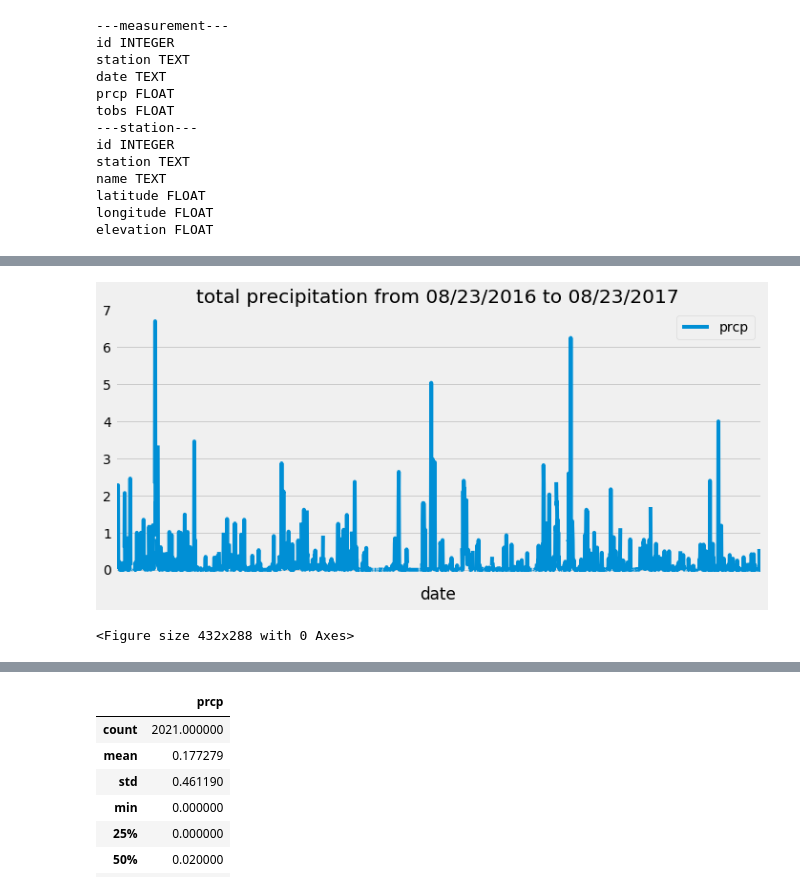
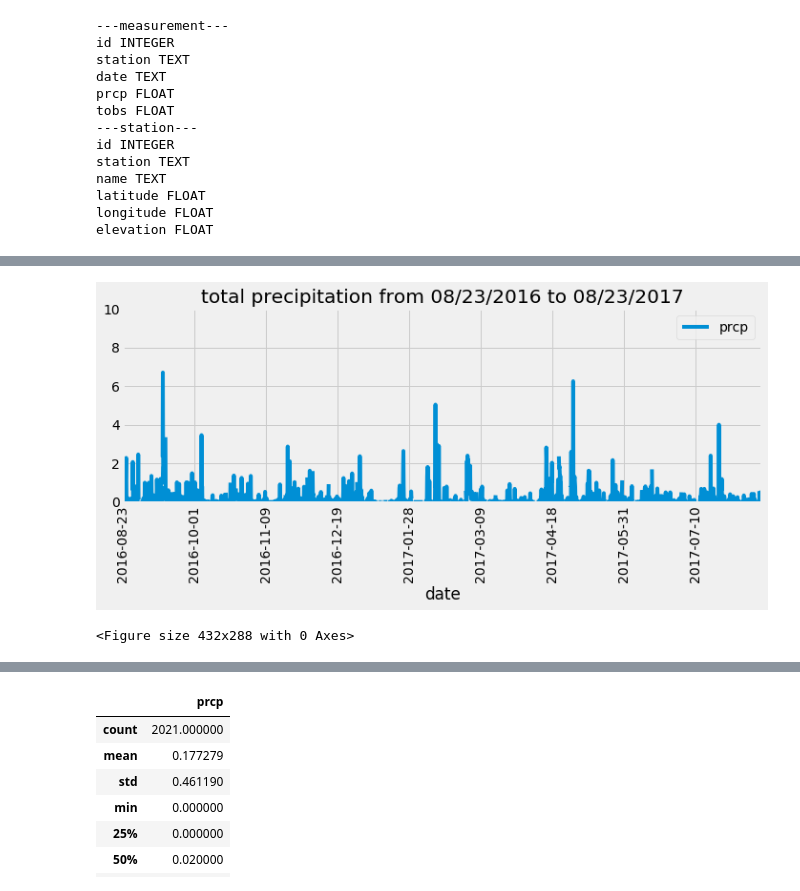
Before and after one commit to hanesy/sqlalchemy-challenge, a Jupyter notebook: climate_HY.ipynb, the cells around one changed output, grey strips where cells are left out. Drawn from its saved outputs; the diff is of its cells as text; code cells hidden in the pictures.

```diff
--- a/climate_HY.ipynb
+++ b/climate_HY.ipynb
@@ -77,0 +207,29 @@ elevation FLOAT
+# %%
+session = Session(engine)
+last_date_query = session.query(Measurement.date).order_by(Measurement.date.desc()).first()
+last_date = datetime.strptime(last_date_query[0], '%Y-%m-%d')
+first_date_query = session.query(Measurement.date).order_by(Measurement.date).first()
+first_date = datetime.strptime(first_date_query[0], '%Y-%m-%d')
+session.close()
+first_date
+
+start = '2017-08-08'
+end = '2019-08-10'
+
+query_date1 = datetime.strptime(start, '%Y-%m-%d')
+query_date2 = datetime.strptime(end, '%Y-%m-%d')
+
+# if first_date< query_date1 < last_date :
+#     print("query_date is between first and last date.")
+# else:
+#     print("query_date is NOT between first and last date.")
+#     print(f"data begins {first_date:%Y-%m-%d}")
+#     print(f"data ends {last_date:%Y-%m-%d}")
+
+if first_date< query_date1 < query_date2 < last_date :
+    print("query_date is between first and last date.")
+else:
+    print("Error: Please check your query to make sure the start date is after end date.")
+    print("Error: Please make sure your query dates are within database date range.")
+    print(f"data begins {first_date:%Y-%m-%d}")
+    print(f"data ends {last_date:%Y-%m-%d}")
@@ -87,12 +256,12 @@ last_date_query = session.query(Measurement.date).\
 last_date = datetime.strptime(last_date_query[0], '%Y-%m-%d')
 
 #calculate query date
-#to include the end points, use 366 days.
-query_date = last_date - timedelta(days=366)
+#to include the end points, use "day-1"
+query_date = datetime(last_date.year - 1, last_date.month, last_date.day-1)
 
 # Perform a query to retrieve the data and precipitation scores
 last_12months = session.query(Measurement.date, Measurement.prcp).\
-    filter(Measurement.date > query_date).\
+    filter(Measurement.date >= query_date).\
     order_by(Measurement.date).all()
 # %%
 # Save the query results as a Pandas DataFrame and set the index to the date column
@@ -101,11 +286,13 @@ df_prcp = df_prcp.sort_values('date')
 # %%
 ### Discuss with TA - do I need to figure out how to make the xticks appear properly? It does not show up on the solution.
 
 # Use Pandas Plotting with Matplotlib to plot the data
-df_prcp.plot(figsize = (10,5), title = "total precipitation from 08/23/2016 to 08/23/2017", grid = True, xticks=[])
+df_prcp.plot(figsize = (10,5), title = "total precipitation from 08/23/2016 to 08/23/2017", grid = True)
+plt.xticks (rotation=90)
+plt.ylim (0, 10)
 plt.tight_layout()
 plt.show()
 plt.savefig("Outputs/Total Precipitation (1).png")
 # %% [output]
-[figure, old version]
+[figure, new version]
 <Figure size 432x288 with 0 Axes>
```
Also changed, not shown: parts of 13 cells of this notebook, 1 other file.
